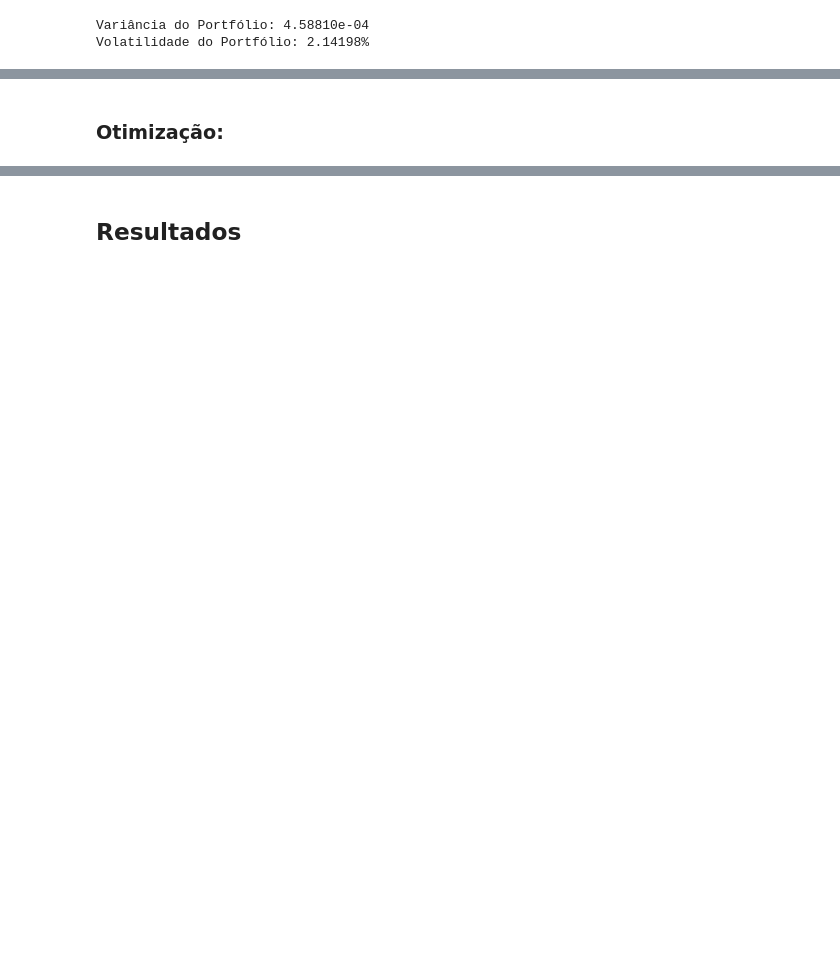
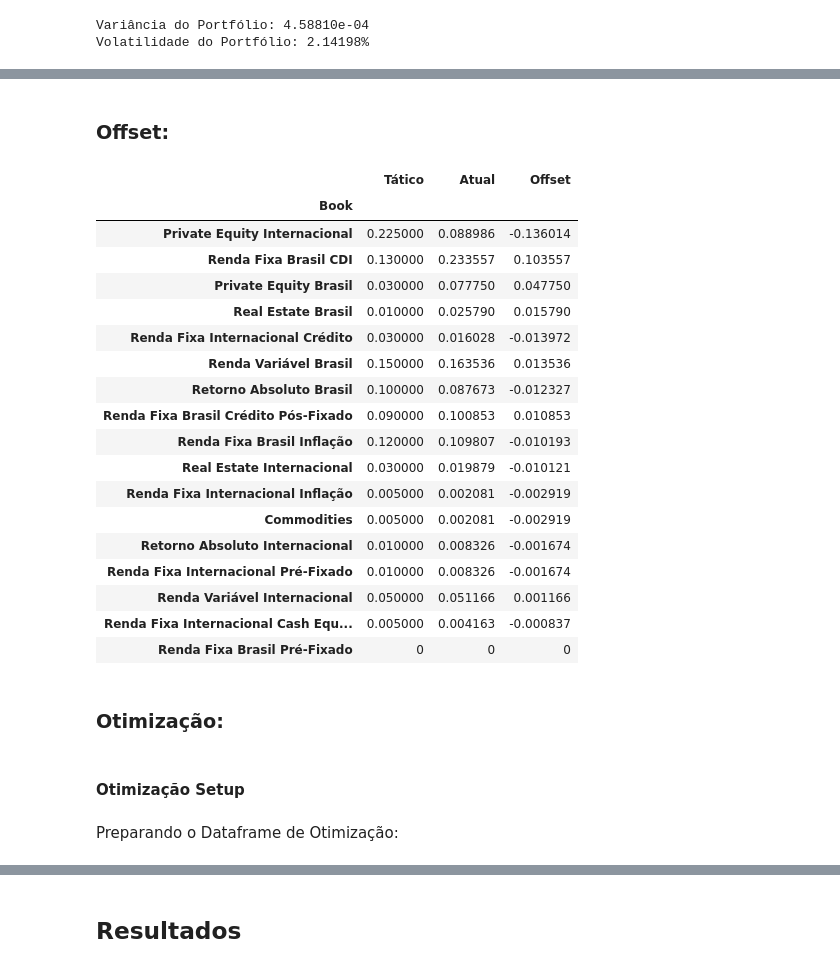
Before and after one commit to GabrielYamashita/PFE, a Jupyter notebook: Entrega Final.ipynb, the cells around one changed output, grey strips where cells are left out. Drawn from its saved outputs; the diff is of its cells as text; code cells hidden in the pictures; blank space fills up the shorter version.

```diff
--- a/Entrega Final.ipynb
+++ b/Entrega Final.ipynb
@@ -427,7 +407,7 @@ mCov
 | real estate internacional | -1.109573e-05 | 7.484440e-05 | 0.000116 | 3.588451e-04 | ... |
 | commodities | -2.667517e-05 | 1.139806e-04 | -0.000007 | 2.350159e-04 | ... |
 # %%
-pWeights = result["Atual"].to_list()
+pWeights = resultPortfolio["Atual"].to_list()
 
 pVariance = np.dot(pWeights, np.dot(mCov, pWeights))
 pVolatility = math.sqrt(pVariance)
@@ -485,0 +424,21 @@ rankingRisk
+# %%
+riskContribuition = []
+
+for i in range(len(covPonderada)):
+    riskContribuition.append(pWeights[i] * covPonderada[i]/pVariance)
+
+riskContribuition = list(i * 100 for i in riskContribuition)
+
+CTR = pd.DataFrame({
+    'Ativos': resultPortfolio.index.to_list(),
+    'Contribuição [%]': riskContribuition
+})
+
+CTR = CTR.sort_values(by='Contribuição [%]', ascending= False)
+
+def highlight_row(s):
+    return ['background-color: yellow' if i < nAplicacoes else '' for i in range(len(s))]
+
+highlightedCTR = CTR.style.apply(highlight_row)
+
+highlightedCTR
@@ -486,5 +464,42 @@ rankingRisk
+# %% [markdown]
+### Offset:
+# %%
+dfOffset = resultPortfolio.copy()
+
+dfOffset = dfOffset.iloc[dfOffset['Offset'].abs().argsort()[::-1]]
+
+def highlight_row(s):
+    return ['background-color: yellow' if i < nAplicacoes else '' for i in range(len(s))]
+
+highlightedOffset = dfOffset.style.apply(highlight_row)
+
+highlightedOffset
+# %% [output]
+|  | Tático | Atual | Offset |
+| Book |  |  |  |
+| Private Equity Internacional | 0.225000 | 0.088986 | -0.136014 |
+| Renda Fixa Brasil CDI | 0.130000 | 0.233557 | 0.103557 |
+| Private Equity Brasil | 0.030000 | 0.077750 | 0.047750 |
+| Real Estate Brasil | 0.010000 | 0.025790 | 0.015790 |
+| Renda Fixa Internacional Crédito | 0.030000 | 0.016028 | -0.013972 |
+| Renda Variável Brasil | 0.150000 | 0.163536 | 0.013536 |
+| Retorno Absoluto Brasil | 0.100000 | 0.087673 | -0.012327 |
+| Renda Fixa Brasil Crédito Pós-Fixado | 0.090000 | 0.100853 | 0.010853 |
+| Renda Fixa Brasil Inflação | 0.120000 | 0.109807 | -0.010193 |
+| Real Estate Internacional | 0.030000 | 0.019879 | -0.010121 |
+| Renda Fixa Internacional Inflação | 0.005000 | 0.002081 | -0.002919 |
+| Commodities | 0.005000 | 0.002081 | -0.002919 |
+| Retorno Absoluto Internacional | 0.010000 | 0.008326 | -0.001674 |
+| Renda Fixa Internacional Pré-Fixado | 0.010000 | 0.008326 | -0.001674 |
+| Renda Variável Internacional | 0.050000 | 0.051166 | 0.001166 |
+| Renda Fixa Internacional Cash Equ... | 0.005000 | 0.004163 | -0.000837 |
+| Renda Fixa Brasil Pré-Fixado | 0 | 0 | 0 |
 # %% [markdown]
 ### Otimização:
+# %% [markdown]
+#### Otimização Setup
+# %% [markdown]
+Preparando o Dataframe de Otimização:
 # %%
 dfOtimizado = dfRebalance.copy()
 
```
Also changed, not shown: parts of 35 cells of this notebook, 1 other file.
